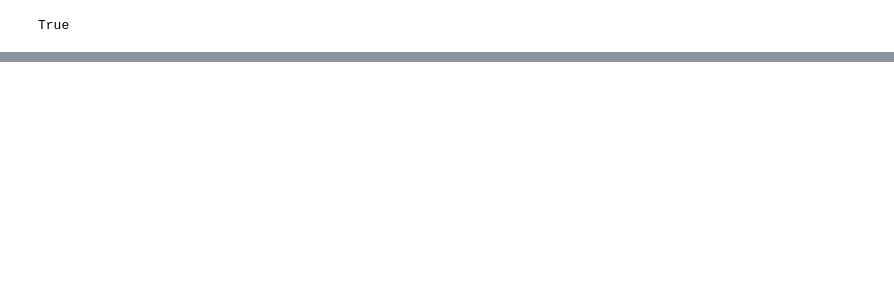
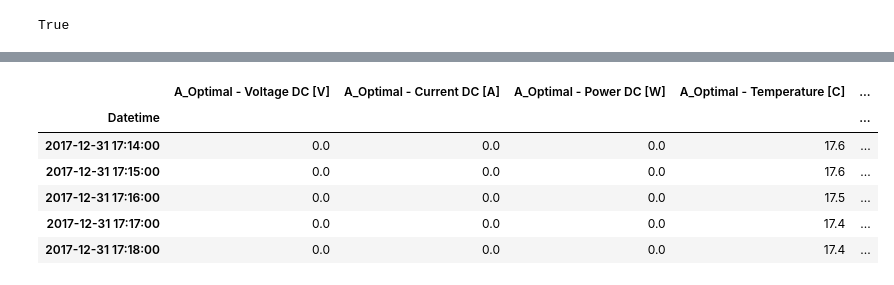
Before and after one commit to navanodonavan/MSAAI530_Final_Project_G6, a Jupyter notebook: MSAAI530_Final_Project_LSTM_Regression.ipynb, the cells around one changed output, grey strips where cells are left out. Saved outputs shown, nothing was run; the diff lists cells and outputs as text; code cells hidden in the pictures; blank space fills up the shorter version.

```diff
--- a/MSAAI530_Final_Project_LSTM_Regression.ipynb
+++ b/MSAAI530_Final_Project_LSTM_Regression.ipynb
@@ -434,0 +469,38 @@ plt.show()
+# %%
+if len(df_test_15) > len(lstm_true_15):
+    df_test_15 = df_test_15[sequence_length_15:].copy()
+    df_test_15_timestamp = df_test_15_timestamp[sequence_length_15:].copy()
+
+if len(df_test_60) > len(lstm_true_60):
+    df_test_60 = df_test_60[sequence_length_60:].copy()
+    df_test_60_timestamp = df_test_60_timestamp[sequence_length_60:].copy()
+
+if len(df_test_1440) > len(lstm_true_1440):
+    df_test_1440 = df_test_1440[sequence_length_1440:].copy()
+    df_test_1440_timestamp = df_test_1440_timestamp[sequence_length_1440:].copy()
+# %%
+df_test_15['Datetime'] = df_test_15_timestamp.copy()
+df_test_15['y_truth'] = lstm_true_15
+df_test_15['y_pred'] = lstm_pred_15
+df_test_15.set_index('Datetime', inplace=True)
+display(df_test_15.tail())
+
+df_test_60['Datetime'] = df_test_60_timestamp.copy()
+df_test_60['y_truth'] = lstm_true_60
+df_test_60['y_pred'] = lstm_pred_60
+df_test_60.set_index('Datetime', inplace=True)
+display(df_test_60.tail())
+
+df_test_1440['Datetime'] = df_test_1440_timestamp.copy()
+df_test_1440['y_truth'] = lstm_true_1440
+df_test_1440['y_pred'] = lstm_pred_1440
+df_test_1440.set_index('Datetime', inplace=True)
+display(df_test_1440.tail())
+# %% [output]
+|  | A_Optimal - Voltage DC [V] | A_Optimal - Current DC [A] | A_Optimal - Power DC [W] | A_Optimal - Temperature [C] | ... |
+| Datetime |  |  |  |  | ... |
+| 2017-12-31 17:14:00 | 0.0 | 0.0 | 0.0 | 17.6 | ... |
+| 2017-12-31 17:15:00 | 0.0 | 0.0 | 0.0 | 17.6 | ... |
+| 2017-12-31 17:16:00 | 0.0 | 0.0 | 0.0 | 17.5 | ... |
+| 2017-12-31 17:17:00 | 0.0 | 0.0 | 0.0 | 17.4 | ... |
+| 2017-12-31 17:18:00 | 0.0 | 0.0 | 0.0 | 17.4 | ... |
```
Also changed, not shown: parts of 15 cells of this notebook, 2 other files.
